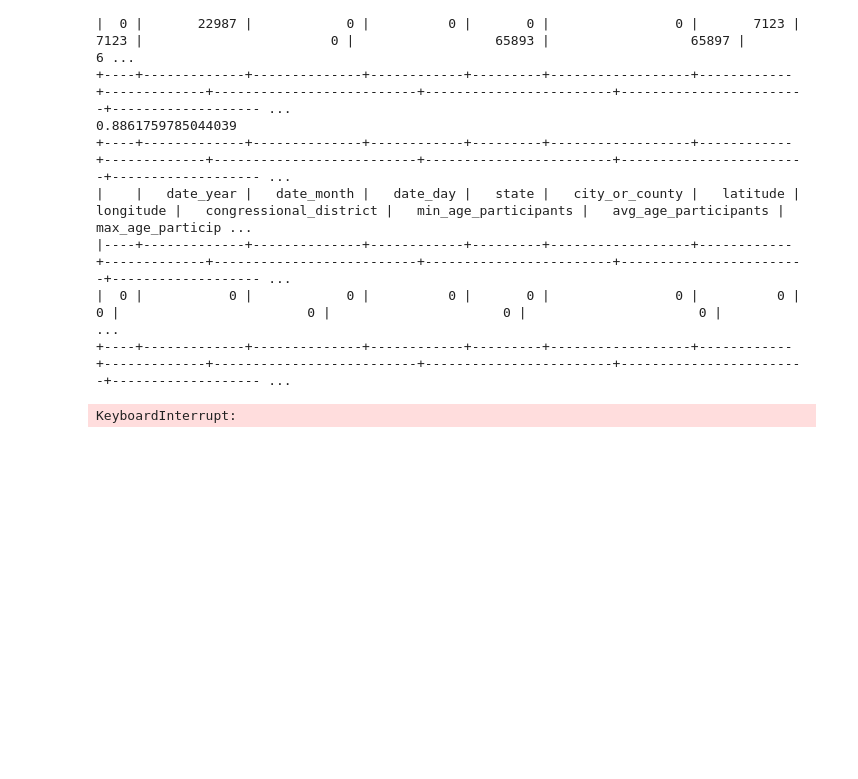
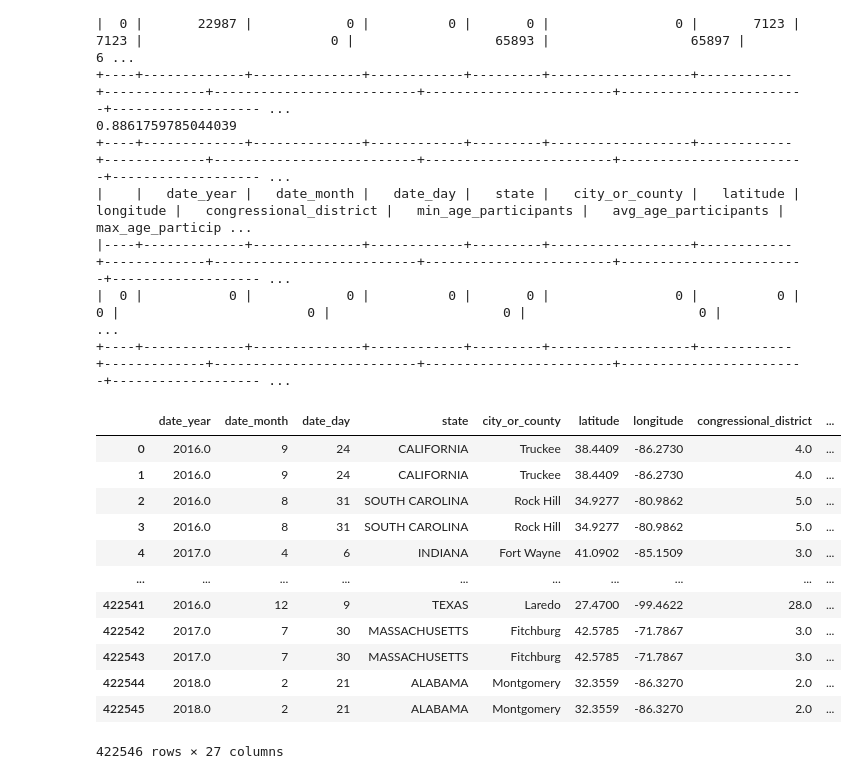
Before and after one commit to gentannipea/DataMining-2023, a Jupyter notebook: notebooks/simone/DC.ipynb, the cells around one changed output. Drawn from its saved outputs; the diff is of its cells as text; code cells hidden in the pictures; blank space fills up the shorter version.

```diff
--- a/notebooks/simone/DC.ipynb
+++ b/notebooks/simone/DC.ipynb
@@ -74,16 +74,25 @@ def sensibleValues(row):
         row['n_arrested'] = np.nan
     if row['n_unharmed'] > 103 or row['n_unharmed'] < 0:
         row['n_unharmed'] = np.nan
-    # --- cogressional district ---
-    if pd.isna(row['congressional_district']):
-        find_cd(row)
     return row
 
 
-# sincidents = incidents.mapply(sensibleValues, axis=1)
-cd_df = incidents[['state', 'city_or_county', 'congressional_district']].copy()
-cd_df['state_city'] = cd_df['state'] + "-" + cd_df['city_or_county']
-cd_df.head(1)
-# cd_df['congressional_district'] needs to be set to the most common value in the state_city
+sincidents = incidents.mapply(sensibleValues, axis=1)
+
+sincidents['state_city'] = sincidents['state'] + "-" + sincidents['city_or_county']
+cd_df = sincidents[['state_city', 'congressional_district']]
 cd_vc = cd_df.groupby('state_city')['congressional_district'].value_counts()
-cd_df['counts'] = cd_df['state_city'].mapply(lambda x: cd_vc[x])
+cd_vc = cd_vc.reset_index(name='count')
+cd_vc = cd_vc.groupby('state_city').head(1)
+
+def fix_cd(row):
+    if np.isnan(row['congressional_district']):
+        should_be = cd_vc[cd_vc['state_city'] == row['state_city']]
+        if should_be.empty:
+            row['congressional_district'] = np.nan
+        else:
+            row['congressional_district'] = should_be['congressional_district'].values[0]
+    return row
+
+sincidents = sincidents.mapply(fix_cd, axis=1)
+sincidents = sincidents.drop('state_city', axis=1)
@@ -286,7 +293,20 @@ merged = merged.merge(state_district_house, how='left', left_on=['state', 'date_
 merged = merged.drop(columns=['year'])
 
 merged.isnull().sum(axis=0)
-a = merged[merged['party'].isnull()]
-b = merged[merged['congressional_district'] == 0]
+merged = merged[~(merged['congressional_district'] == 0)]
-# %% [output]
-KeyboardInterrupt:
+# %%
+merged
+# %% [output]
+|  | date_year | date_month | date_day | state | city_or_county | latitude | longitude | congressional_district | ... |
+| 0 | 2016.0 | 9 | 24 | CALIFORNIA | Truckee | 38.4409 | -86.2730 | 4.0 | ... |
+| 1 | 2016.0 | 9 | 24 | CALIFORNIA | Truckee | 38.4409 | -86.2730 | 4.0 | ... |
+| 2 | 2016.0 | 8 | 31 | SOUTH CAROLINA | Rock Hill | 34.9277 | -80.9862 | 5.0 | ... |
+| 3 | 2016.0 | 8 | 31 | SOUTH CAROLINA | Rock Hill | 34.9277 | -80.9862 | 5.0 | ... |
+| 4 | 2017.0 | 4 | 6 | INDIANA | Fort Wayne | 41.0902 | -85.1509 | 3.0 | ... |
+| ... | ... | ... | ... | ... | ... | ... | ... | ... | ... |
+| 422541 | 2016.0 | 12 | 9 | TEXAS | Laredo | 27.4700 | -99.4622 | 28.0 | ... |
+| 422542 | 2017.0 | 7 | 30 | MASSACHUSETTS | Fitchburg | 42.5785 | -71.7867 | 3.0 | ... |
+| 422543 | 2017.0 | 7 | 30 | MASSACHUSETTS | Fitchburg | 42.5785 | -71.7867 | 3.0 | ... |
+| 422544 | 2018.0 | 2 | 21 | ALABAMA | Montgomery | 32.3559 | -86.3270 | 2.0 | ... |
+| 422545 | 2018.0 | 2 | 21 | ALABAMA | Montgomery | 32.3559 | -86.3270 | 2.0 | ... |
+422546 rows × 27 columns
```
Also changed, not shown: parts of 1 cell of this notebook.
